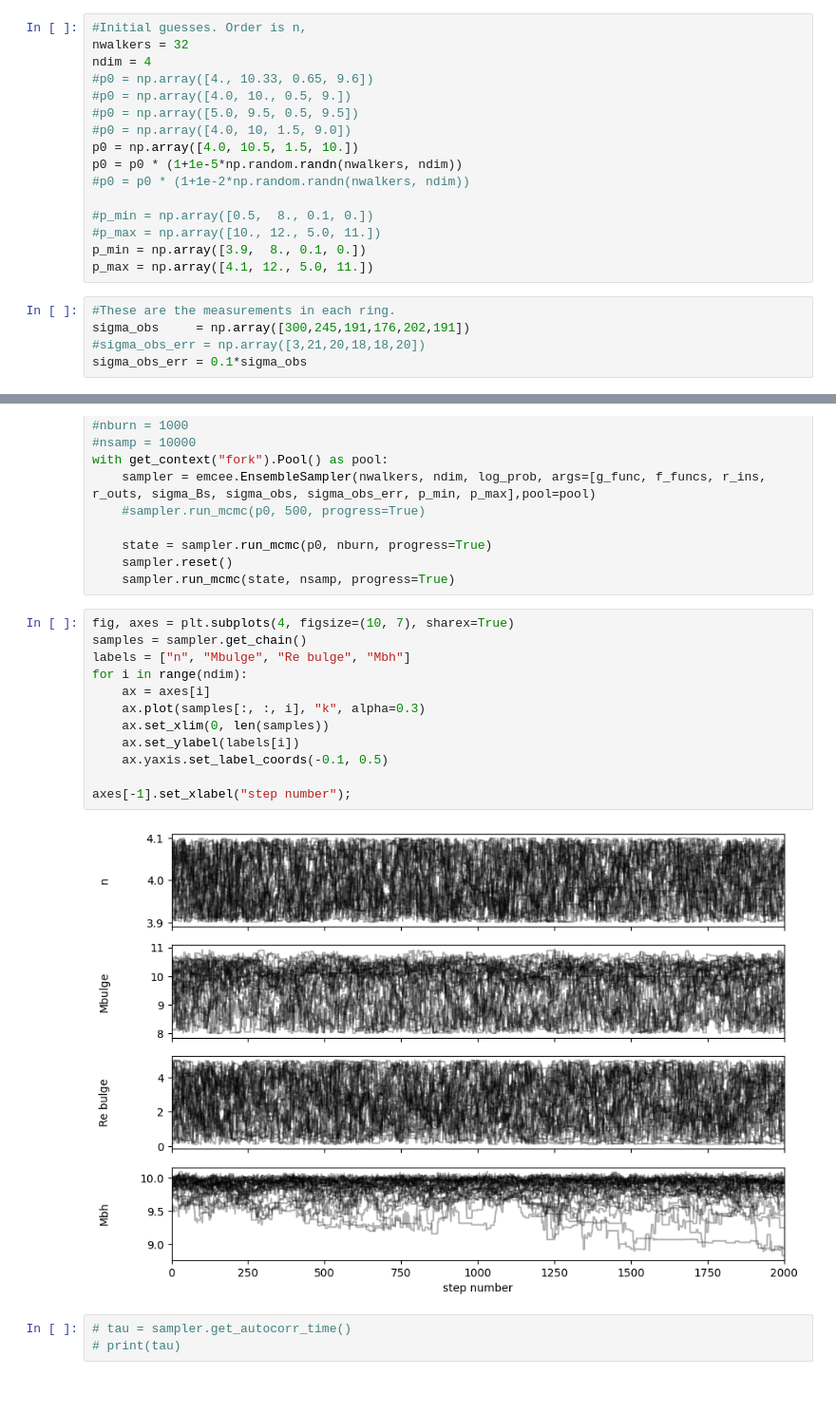
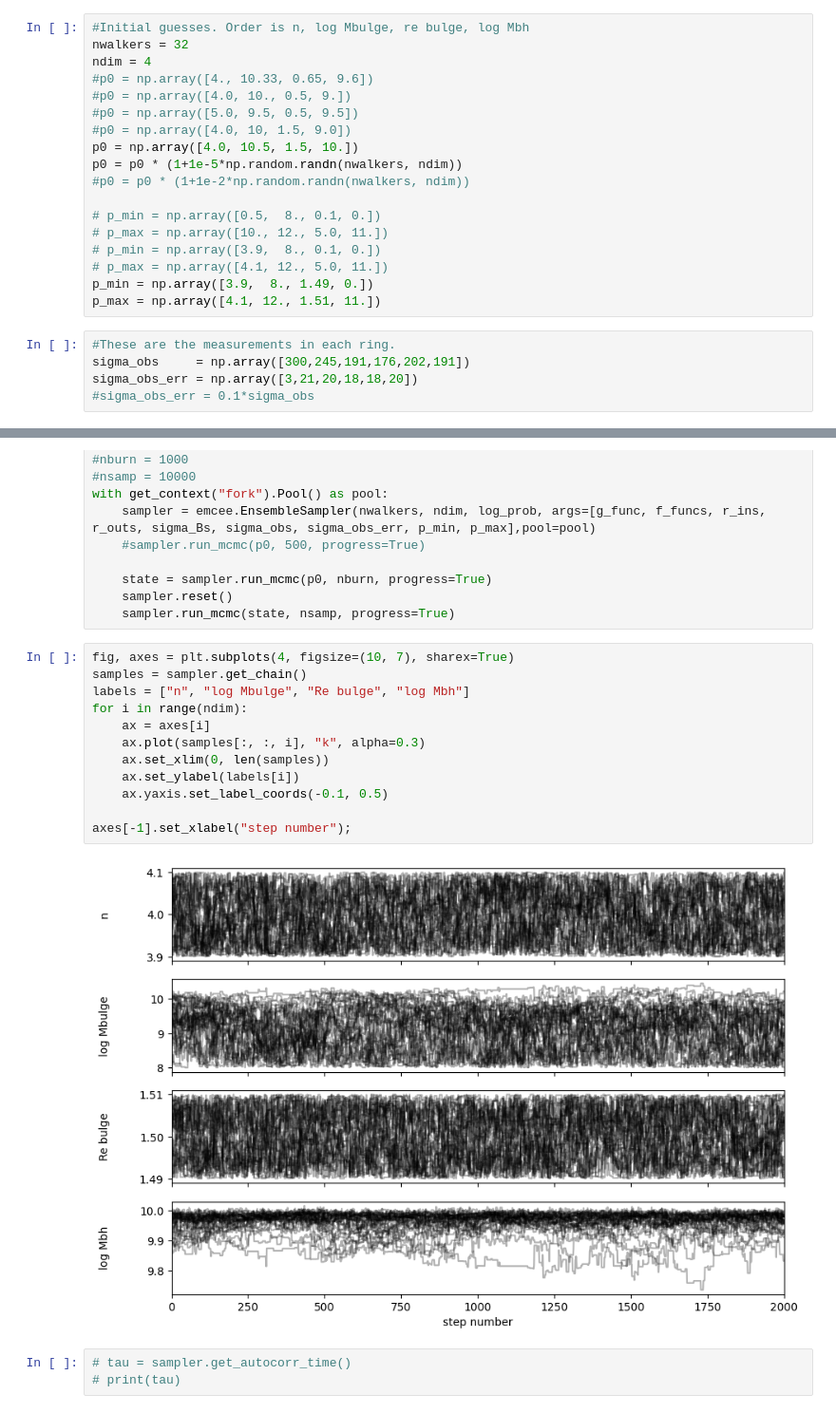
Before and after one commit to rjassef/SMBH_fitter, a Jupyter notebook: run_MCMC.ipynb, the cells around one changed output, grey strips where cells are left out. Shown at 95% size. Saved outputs shown, nothing was run; the diff lists cells and outputs as text.

```diff
--- a/run_MCMC.ipynb
+++ b/run_MCMC.ipynb
@@ -54,7 +54,7 @@ for i in range(len(r_ins)):
     f_funcs[i] = Ffunc(sigma_Bs[i], r_ins[i], r_outs[i])
 g_func = Gfunc()
 # %%
-#Initial guesses. Order is n,
+#Initial guesses. Order is n, log Mbulge, re bulge, log Mbh
 nwalkers = 32
 ndim = 4
 #p0 = np.array([4., 10.33, 0.65, 9.6])
@@ -65,15 +65,17 @@ p0 = np.array([4.0, 10.5, 1.5, 10.])
 p0 = p0 * (1+1e-5*np.random.randn(nwalkers, ndim))
 #p0 = p0 * (1+1e-2*np.random.randn(nwalkers, ndim))
 
-#p_min = np.array([0.5,  8., 0.1, 0.])
-#p_max = np.array([10., 12., 5.0, 11.])
-p_min = np.array([3.9,  8., 0.1, 0.])
-p_max = np.array([4.1, 12., 5.0, 11.])
+# p_min = np.array([0.5,  8., 0.1, 0.])
+# p_max = np.array([10., 12., 5.0, 11.])
+# p_min = np.array([3.9,  8., 0.1, 0.])
+# p_max = np.array([4.1, 12., 5.0, 11.])
+p_min = np.array([3.9,  8., 1.49, 0.])
+p_max = np.array([4.1, 12., 1.51, 11.])
 # %%
 #These are the measurements in each ring.
 sigma_obs     = np.array([300,245,191,176,202,191])
-#sigma_obs_err = np.array([3,21,20,18,18,20])
-sigma_obs_err = 0.1*sigma_obs
+sigma_obs_err = np.array([3,21,20,18,18,20])
+#sigma_obs_err = 0.1*sigma_obs
 # %%
 log_prob([4.0, 10., 0.5, 9.],g_func, f_funcs, r_ins, r_outs, sigma_Bs, sigma_obs, sigma_obs_err, p_min, p_max)
 # %% [output]
@@ -95,17 +97,17 @@ with get_context("fork").Pool() as pool:
 # %%
 fig, axes = plt.subplots(4, figsize=(10, 7), sharex=True)
 samples = sampler.get_chain()
-labels = ["n", "Mbulge", "Re bulge", "Mbh"]
+labels = ["n", "log Mbulge", "Re bulge", "log Mbh"]
 for i in range(ndim):
     ax = axes[i]
     ax.plot(samples[:, :, i], "k", alpha=0.3)
     ax.set_xlim(0, len(samples))
     ax.set_ylabel(labels[i])
     ax.yaxis.set_label_coords(-0.1, 0.5)
 
 axes[-1].set_xlabel("step number");
 # %% [output]
-[figure, old version]
+[figure, new version]
 # %%
 # tau = sampler.get_autocorr_time()
 # print(tau)
```
Also changed, not shown: parts of 5 cells of this notebook.
